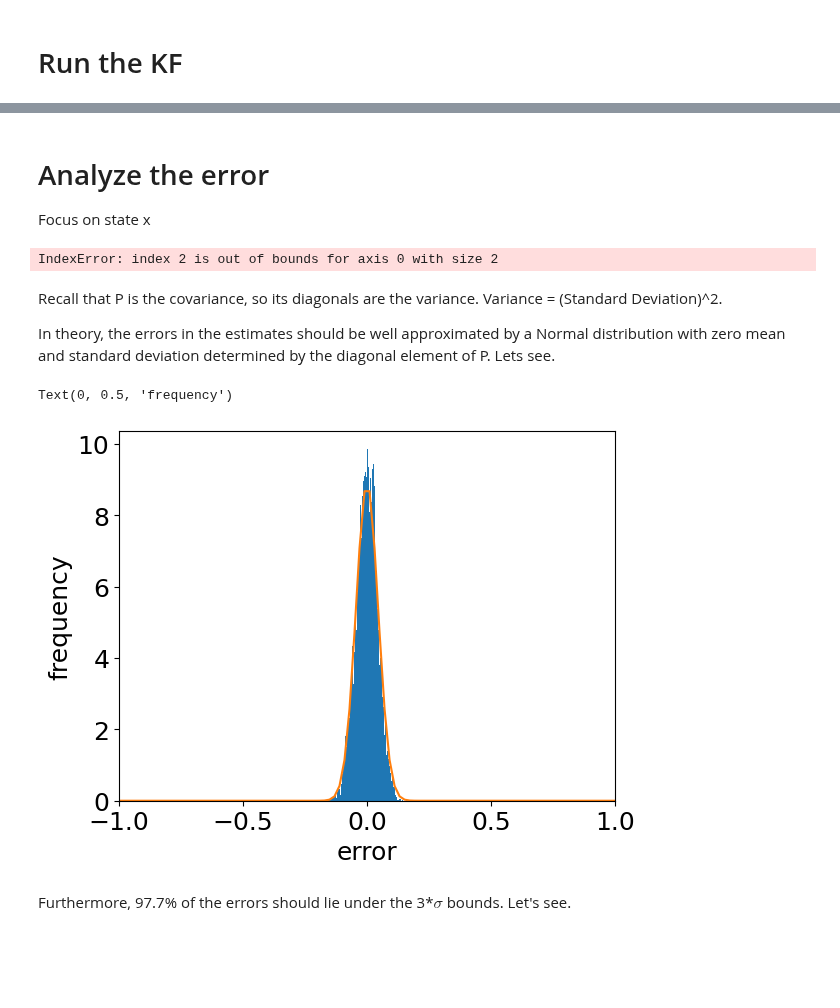
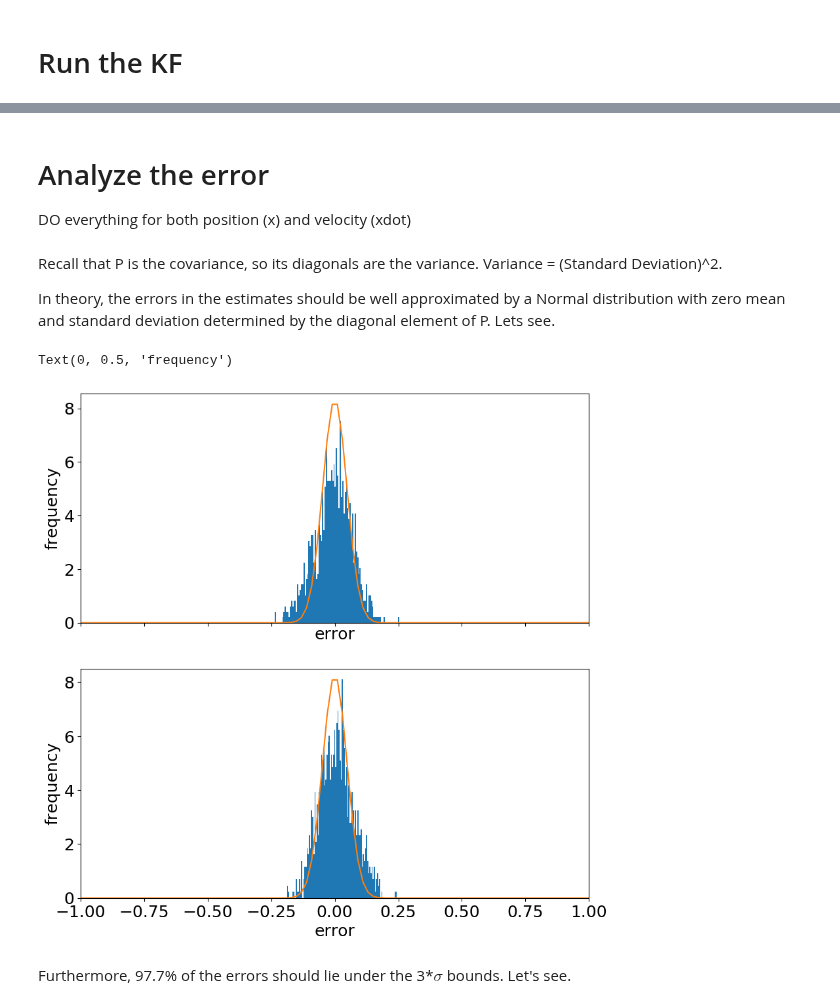
Before and after one commit to jadenmecham/First-Project, a Jupyter notebook: 2 - All Combos/floris-adapted/spring-mass.ipynb, the cells around one changed output, grey strips where cells are left out. Saved outputs shown, nothing was run; the diff lists cells and outputs as text; code cells hidden in the pictures; blank space fills up the shorter version.

Commit message:
error analysis

```diff
--- a/2 - All Combos/floris-adapted/spring-mass.ipynb
+++ b/2 - All Combos/floris-adapted/spring-mass.ipynb
@@ -73,7 +73,7 @@ def f(X, t):
 # %% [markdown]
 # Run simulation
 # %%
-t = np.arange(0, 10, 0.05)
+t = np.arange(0, 10, 0.01)
 
 x0 = np.array([1.0, 0.0])  # Initial displacement and velocity
 
@@ -200,13 +200,12 @@ ax[1].plot(t, xdot_hat, label='xdot_hat', color='blue')
 # %% [markdown]
 # Analyze the error
 
-Focus on state x
+DO everything for both position (x) and velocity (xdot)
 # %%
 # Covariance for state x
-
-Px = np.dstack(P_fp)[2,2,:]
+Px = np.dstack(P_fp)[0,0,:]
+# Covariance for state xdot
+Pxdot = np.dstack(P_fp)[1,1,:]
-# %% [output]
-IndexError: index 2 is out of bounds for axis 0 with size 2
 # %% [markdown]
 Recall that P is the covariance, so its diagonals are the variance. Variance = (Standard Deviation)^2.
 
@@ -215,19 +214,33 @@ In theory, the errors in the estimates should be well approximated by a Normal d
 # %%
 import scipy.stats
 
 xr = np.linspace(-1, 1, 100)
-N = scipy.stats.norm(0, np.mean(Px)**0.5 )
-pdf = N.pdf(xr)
+N_x = scipy.stats.norm(0, np.mean(Px)**0.5 )
+pdf_x = N_x.pdf(xr)
 
-plt.hist(x_hat-x, bins=100, density=True)
-plt.plot(xr, pdf)
+N_xdot = scipy.stats.norm(0, np.mean(Pxdot)**0.5)
+pdf_xdot = N_xdot.pdf(xr)
 
-plt.xlim(-1,1)
 
-plt.xlabel('error')
-plt.ylabel('frequency')
+fig, ax = plt.subplots(2, 1, figsize=(10, 10), sharex=True)
+ax[0].hist(x_hat-x, bins=100, density=True)
+ax[0].plot(xr, pdf_x)
+
+ax[0].set_xlim(-1,1)
+
+ax[0].set_xlabel('error')
+ax[0].set_ylabel('frequency')
+
+
+ax[1].hist(xdot_hat-xdot, bins=100, density=True)
+ax[1].plot(xr, pdf_xdot)
+
+ax[1].set_xlim(-1,1)
+
+ax[1].set_xlabel('error')
+ax[1].set_ylabel('frequency')
 # %% [output]
 Text(0, 0.5, 'frequency')
-[figure, old version]
+[figure, new version]
 # %% [markdown]
 Furthermore, 97.7% of the errors should lie under the 3*$\sigma$ bounds. Let's see.
```
Also changed, not shown: parts of 11 cells of this notebook.
